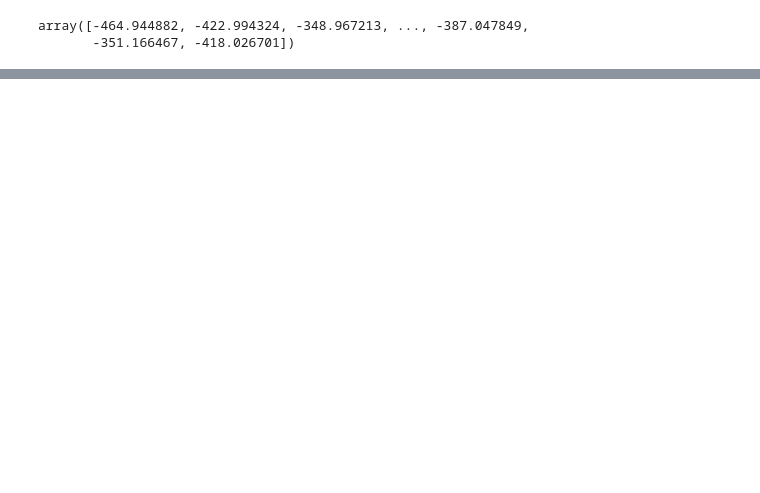
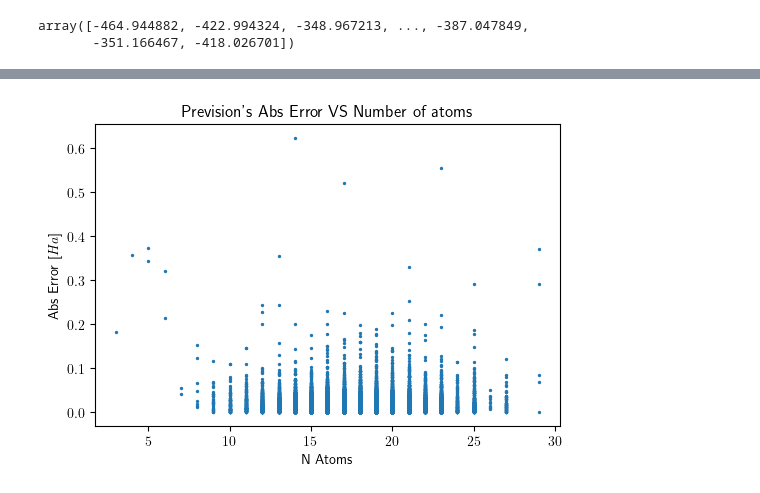
Before and after one commit to lbrodolo/deep_molecules, a Jupyter notebook: dataset_results_analysis.ipynb, the cells around one changed output, grey strips where cells are left out. Saved outputs shown, nothing was run; the diff lists cells and outputs as text; code cells hidden in the pictures; blank space fills up the shorter version.

```diff
--- a/dataset_results_analysis.ipynb
+++ b/dataset_results_analysis.ipynb
@@ -287,0 +341,8 @@ print(len(info))
+# %%
+plt.scatter(n_atoms, abs_errors, s=2)
+plt.xlabel("N Atoms")
+plt.ylabel("Abs Error [$Ha$]")
+plt.title("Prevision's Abs Error VS Number of atoms ")
+plt.show()
+# %% [output]
+[figure, added]
```
Also changed, not shown: parts of 17 cells of this notebook, 2 other files.
